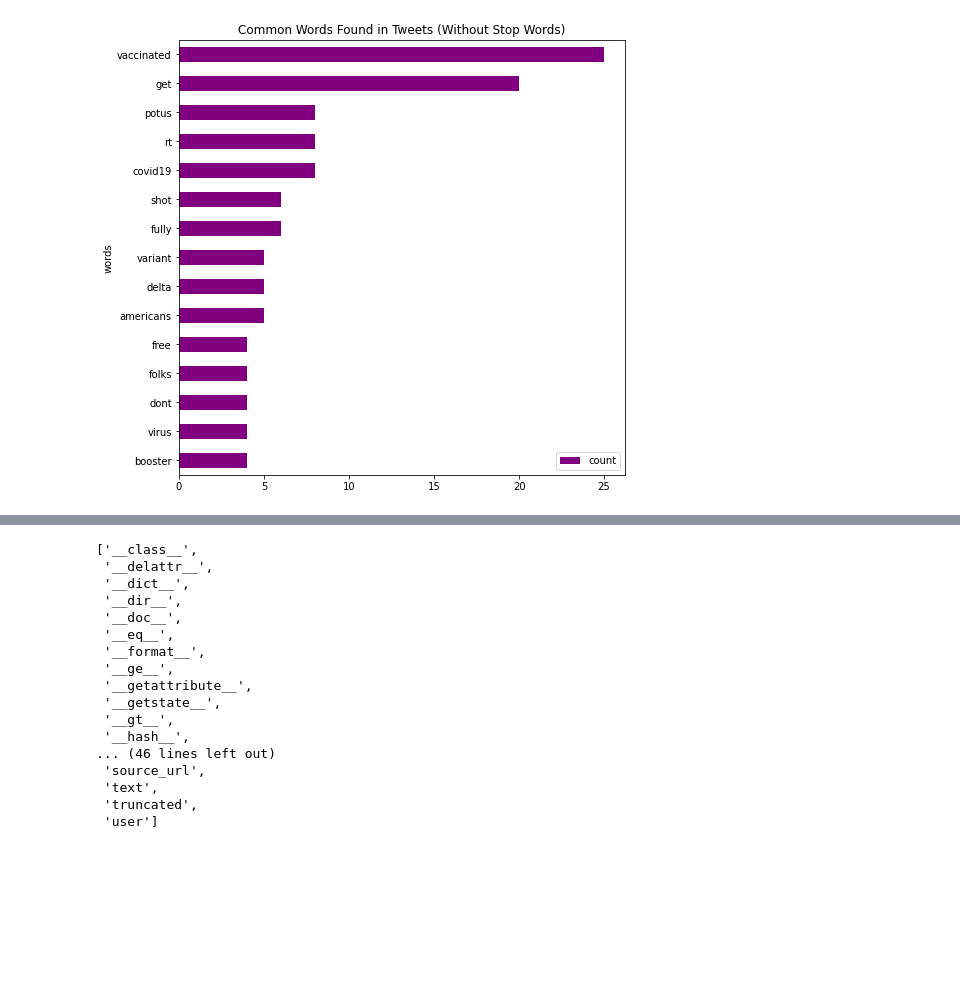
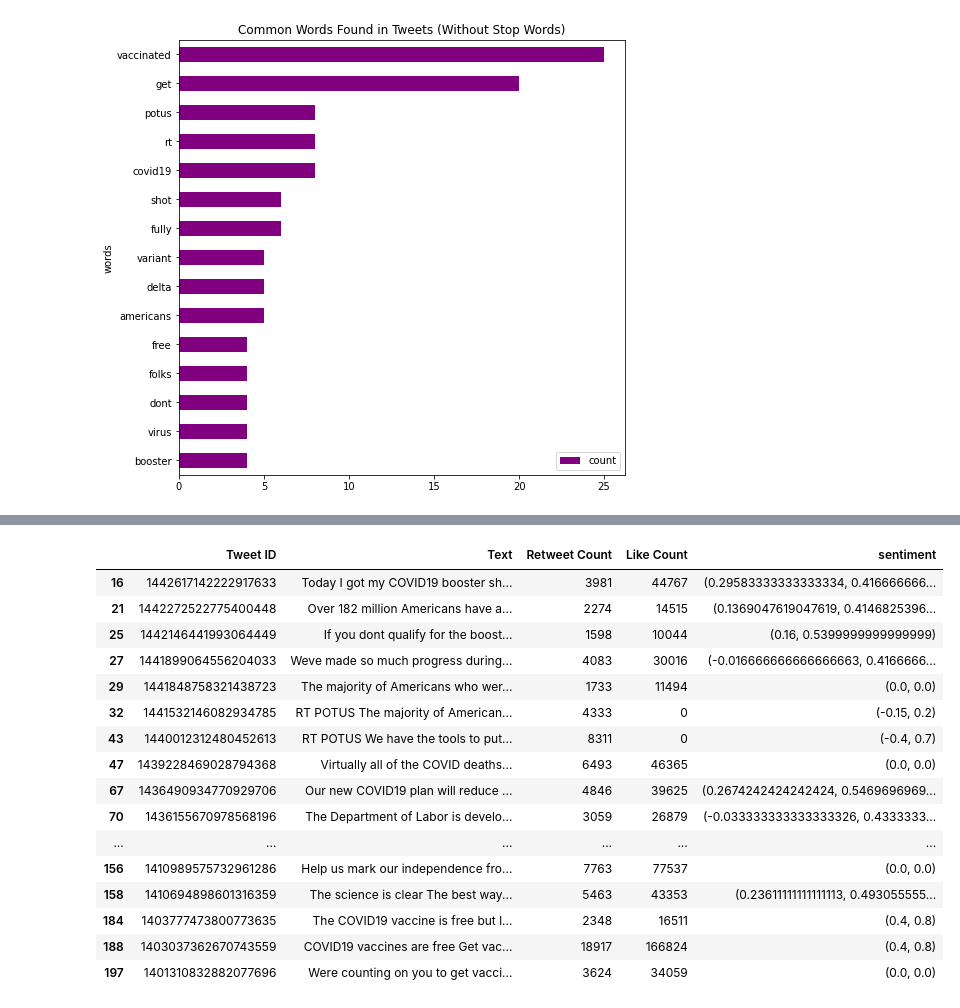
Before and after one commit to sinlihchin/minions, a Jupyter notebook: Twitter_Crawler.ipynb, the cells around one changed output, grey strips where cells are left out. Drawn from its saved outputs; the diff is of its cells as text; code cells hidden in the pictures; blank space fills up the shorter version.

Commit message:
Added textblob
Added textblob

```diff
--- a/Twitter_Crawler.ipynb
+++ b/Twitter_Crawler.ipynb
@@ -220,20 +217,4 @@ plt.show()
 # %%
-dir(tweet)
+from textblob import TextBlob
+import datetime
+from decimal import *
-# %% [output]
-['__class__',
- '__delattr__',
- '__dict__',
- '__dir__',
- '__doc__',
- '__eq__',
- '__format__',
- '__ge__',
- '__getattribute__',
- '__getstate__',
- '__gt__',
- '__hash__',
-... (46 lines left out)
- 'source_url',
- 'text',
- 'truncated',
- 'user']
@@ -239,0 +229,21 @@ dir(tweet)
+# %%
+tweets_filter = tweets_df[tweets_df['Text'].str.contains('vaccinated', 'covid-19')]
+tweets_filter
+# %% [output]
+|  | Tweet ID | Text | Retweet Count | Like Count | sentiment |
+| 16 | 1442617142222917633 | Today I got my COVID19 booster sh... | 3981 | 44767 | (0.29583333333333334, 0.416666666... |
+| 21 | 1442272522775400448 | Over 182 million Americans have a... | 2274 | 14515 | (0.1369047619047619, 0.4146825396... |
+| 25 | 1442146441993064449 | If you dont qualify for the boost... | 1598 | 10044 | (0.16, 0.5399999999999999) |
+| 27 | 1441899064556204033 | Weve made so much progress during... | 4083 | 30016 | (-0.016666666666666663, 0.4166666... |
+| 29 | 1441848758321438723 | The majority of Americans who wer... | 1733 | 11494 | (0.0, 0.0) |
+| 32 | 1441532146082934785 | RT POTUS The majority of American... | 4333 | 0 | (-0.15, 0.2) |
+| 43 | 1440012312480452613 | RT POTUS We have the tools to put... | 8311 | 0 | (-0.4, 0.7) |
+| 47 | 1439228469028794368 | Virtually all of the COVID deaths... | 6493 | 46365 | (0.0, 0.0) |
+| 67 | 1436490934770929706 | Our new COVID19 plan will reduce ... | 4846 | 39625 | (0.2674242424242424, 0.5469696969... |
+| 70 | 1436155670978568196 | The Department of Labor is develo... | 3059 | 26879 | (-0.033333333333333326, 0.4333333... |
+| ... | ... | ... | ... | ... | ... |
+| 156 | 1410989575732961286 | Help us mark our independence fro... | 7763 | 77537 | (0.0, 0.0) |
+| 158 | 1410694898601316359 | The science is clear The best way... | 5463 | 43353 | (0.23611111111111113, 0.493055555... |
+| 184 | 1403777473800773635 | The COVID19 vaccine is free but l... | 2348 | 16511 | (0.4, 0.8) |
+| 188 | 1403037362670743559 | COVID19 vaccines are free Get vac... | 18917 | 166824 | (0.4, 0.8) |
+| 197 | 1401310832882077696 | Were counting on you to get vacci... | 3624 | 34059 | (0.0, 0.0) |
```
Also changed, not shown: parts of 9 cells of this notebook.
